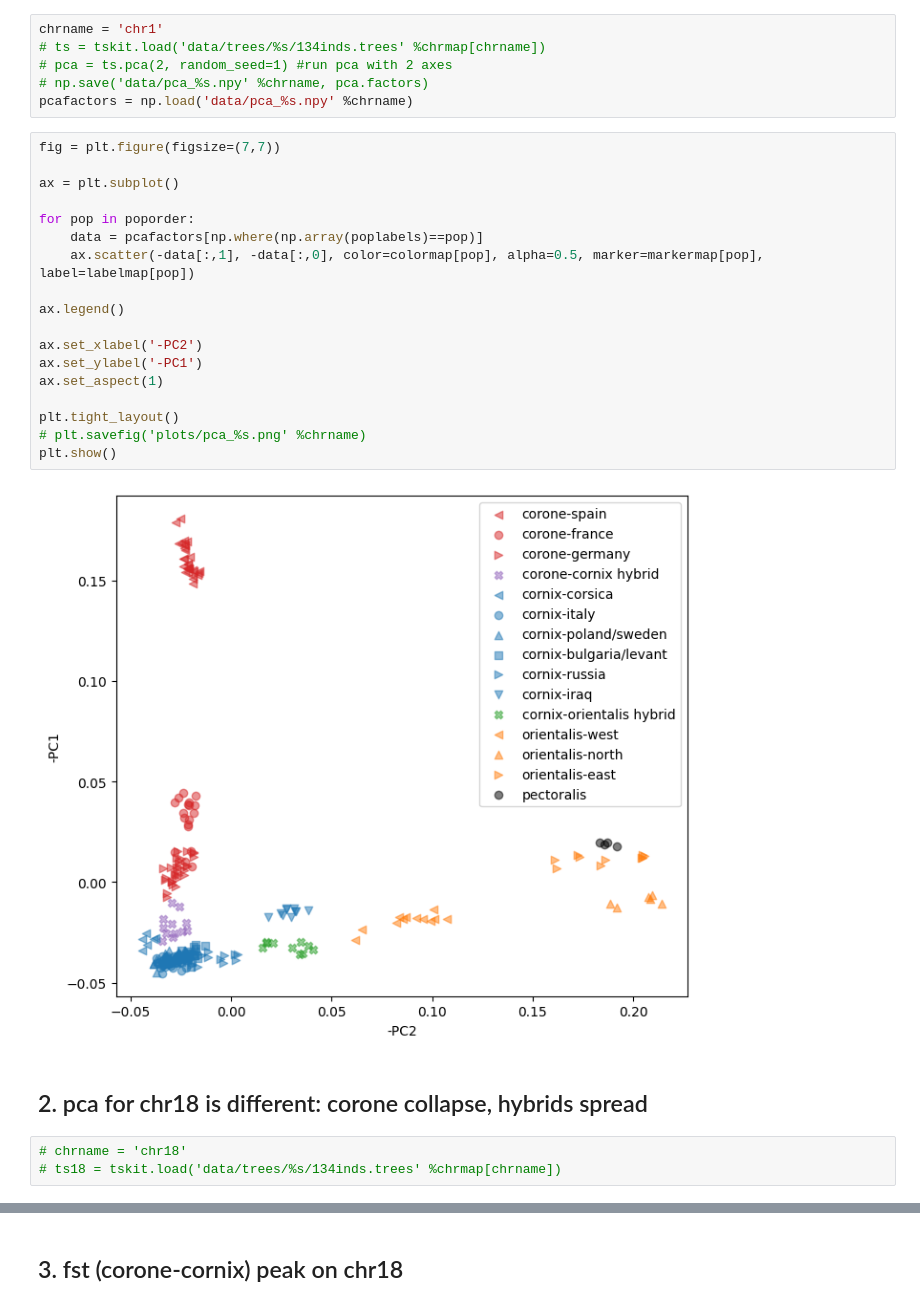
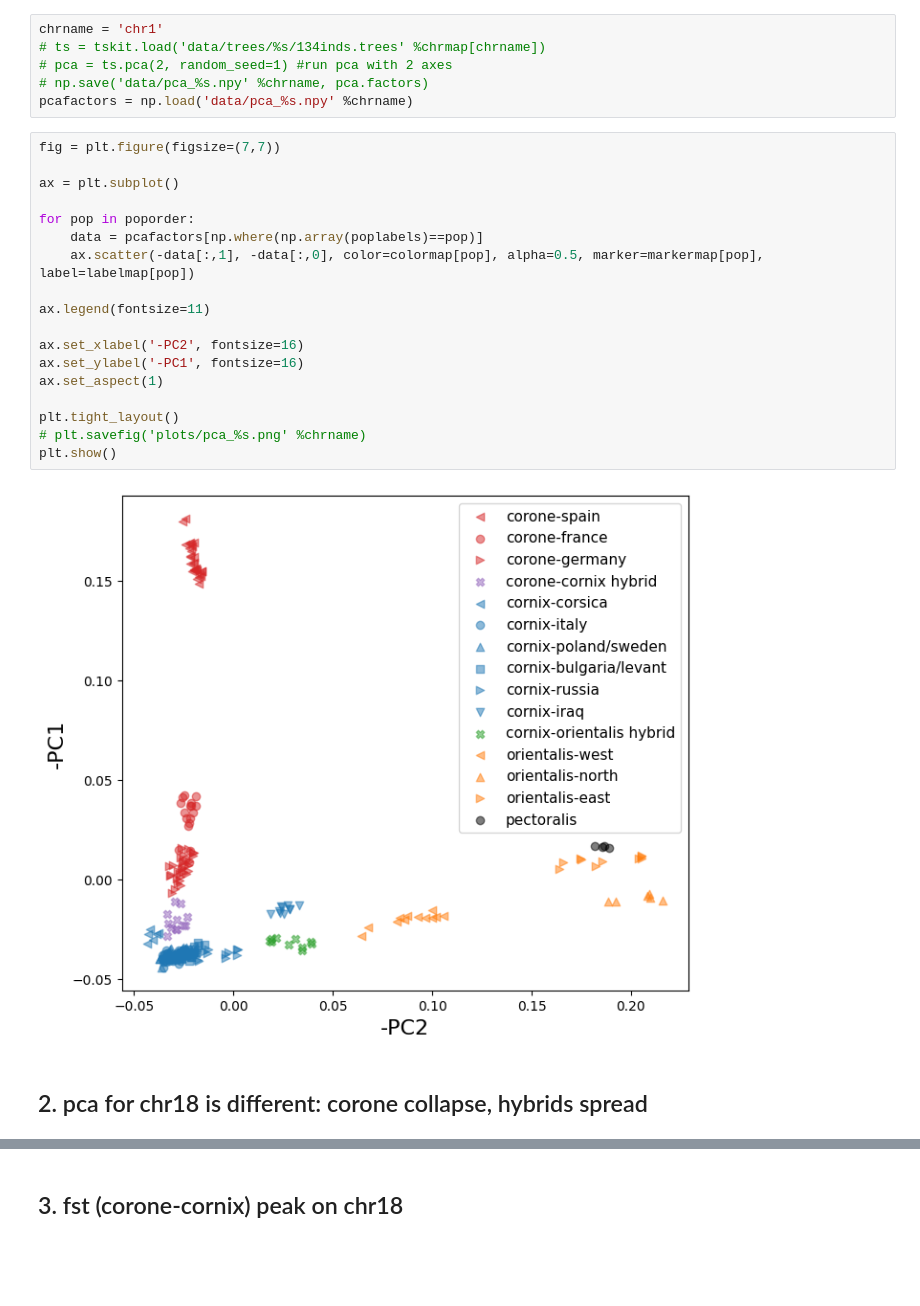
Before and after one commit to mmosmond/spacetrees-crows, a Jupyter notebook: plotting.ipynb, the cells around one changed output, grey strips where cells are left out. Drawn from its saved outputs; the diff is of its cells as text; blank space fills up the shorter version.

```diff
--- a/plotting.ipynb
+++ b/plotting.ipynb
@@ -137,25 +137,22 @@ pcafactors = np.load('data/pca_%s.npy' %chrname)
 # %%
 fig = plt.figure(figsize=(7,7))
 
 ax = plt.subplot()
 
 for pop in poporder:
     data = pcafactors[np.where(np.array(poplabels)==pop)]
     ax.scatter(-data[:,1], -data[:,0], color=colormap[pop], alpha=0.5, marker=markermap[pop], label=labelmap[pop])
 
-ax.legend()
+ax.legend(fontsize=11)
 
-ax.set_xlabel('-PC2')
-ax.set_ylabel('-PC1')
+ax.set_xlabel('-PC2', fontsize=16)
+ax.set_ylabel('-PC1', fontsize=16)
 ax.set_aspect(1)
 
 plt.tight_layout()
 # plt.savefig('plots/pca_%s.png' %chrname)
 plt.show()
 # %% [output]
-[figure, old version]
+[figure, new version]
 # %% [markdown]
 ## 2. pca for chr18 is different: corone collapse, hybrids spread
-# %%
-# chrname = 'chr18'
-# ts18 = tskit.load('data/trees/%s/134inds.trees' %chrmap[chrname])
```
Also changed, not shown: parts of 41 cells of this notebook, 10 other files.
